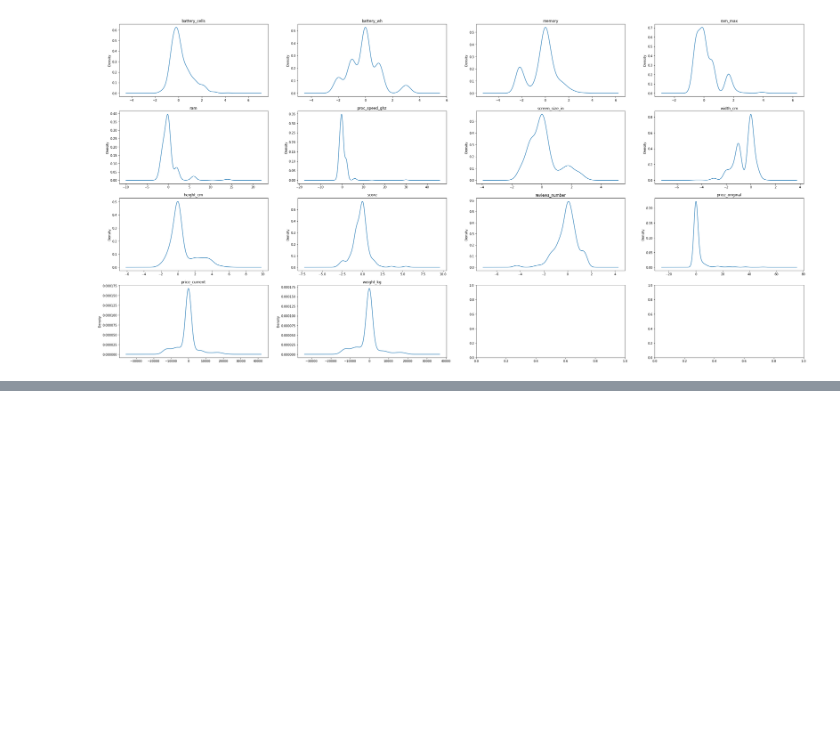
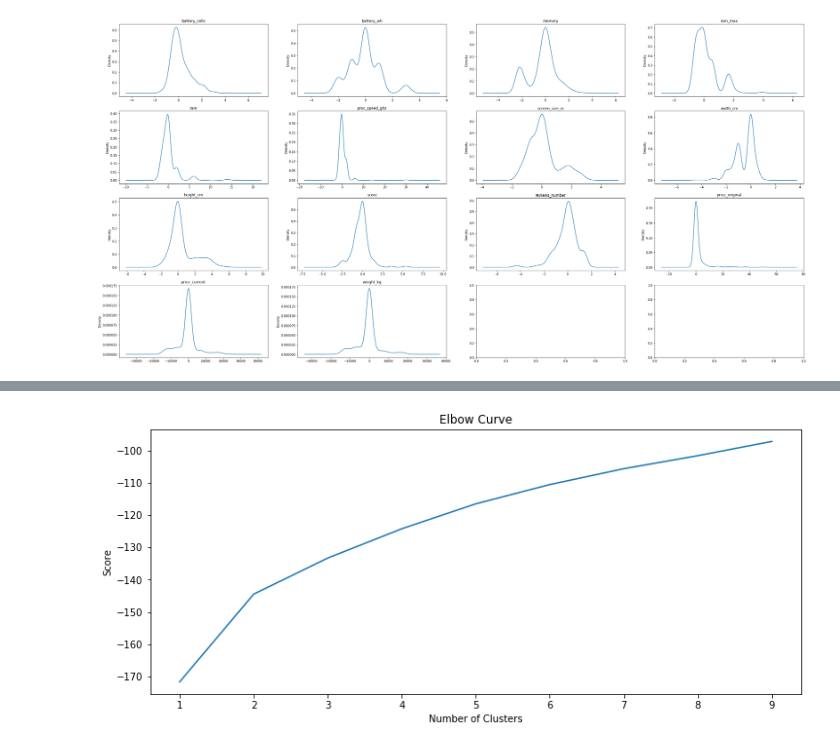
Before and after one commit to AlanIsaacV/Data-Science, a Jupyter notebook: Transform/scaling.ipynb, the cells around one changed output, grey strips where cells are left out. Saved outputs shown, nothing was run; the diff lists cells and outputs as text; code cells hidden in the pictures; blank space fills up the shorter version.

```diff
--- a/Transform/scaling.ipynb
+++ b/Transform/scaling.ipynb
@@ -102,0 +131,4 @@ _print_plots_kde( pd.DataFrame(pp.RobustScaler().fit_transform(df) ), 'robust')
+# %%
+elbow(transform_maxmin)
+# %% [output]
+[figure, added]
```
Also changed, not shown: parts of 20 cells of this notebook.
